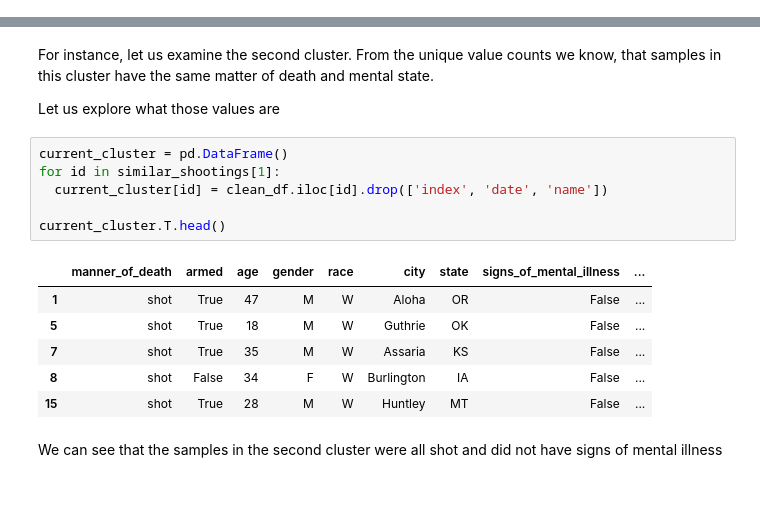
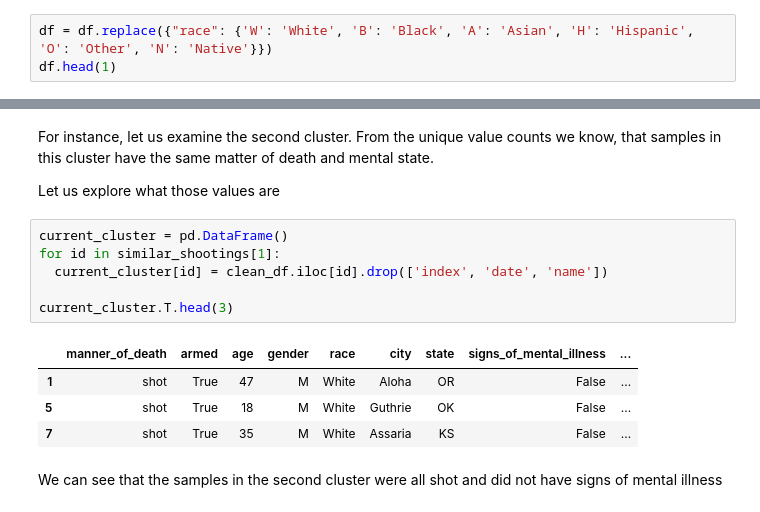
Before and after one commit to valdas-v1/Fatal-Police-Shooting-in-United-States, a Jupyter notebook: notebook.ipynb, the cells around one changed output, grey strips where cells are left out. Drawn from its saved outputs; the diff is of its cells as text.

```diff
--- a/notebook.ipynb
+++ b/notebook.ipynb
@@ -41,0 +42,3 @@ The dataset provides data about each case, including the manner of death, whethe
+# %%
+df = df.replace({"race": {'W': 'White', 'B': 'Black', 'A': 'Asian', 'H': 'Hispanic', 'O': 'Other', 'N': 'Native'}})
+df.head(1)
@@ -535,16 +510,14 @@ Let us explore what those values are
 # %%
 current_cluster = pd.DataFrame()
 for id in similar_shootings[1]:
   current_cluster[id] = clean_df.iloc[id].drop(['index', 'date', 'name'])
 
-current_cluster.T.head()
+current_cluster.T.head(3)
 # %% [output]
 |  | manner_of_death | armed | age | gender | race | city | state | signs_of_mental_illness | ... |
-| 1 | shot | True | 47 | M | W | Aloha | OR | False | ... |
-| 5 | shot | True | 18 | M | W | Guthrie | OK | False | ... |
-| 7 | shot | True | 35 | M | W | Assaria | KS | False | ... |
-| 8 | shot | False | 34 | F | W | Burlington | IA | False | ... |
-| 15 | shot | True | 28 | M | W | Huntley | MT | False | ... |
+| 1 | shot | True | 47 | M | White | Aloha | OR | False | ... |
+| 5 | shot | True | 18 | M | White | Guthrie | OK | False | ... |
+| 7 | shot | True | 35 | M | White | Assaria | KS | False | ... |
 # %% [markdown]
 We can see that the samples in the second cluster were all shot and did not have signs of mental illness
 # %% [markdown]
```
Also changed, not shown: parts of 28 cells of this notebook.
